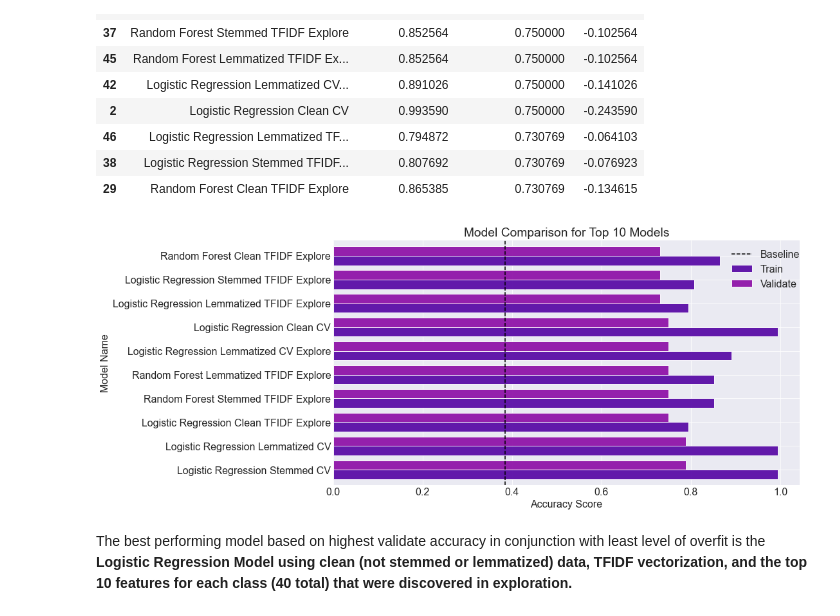
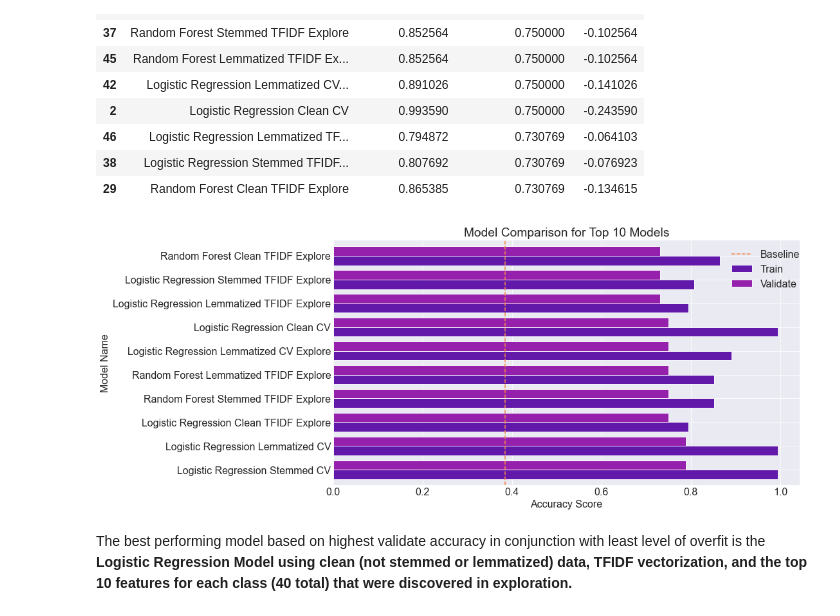
Before and after one commit to team-nlp-project/team-nlp-project, a Jupyter notebook: predicting_repository_language_final.ipynb, the cells around one changed output. Drawn from its saved outputs; the diff is of its cells as text; code cells hidden in the pictures.

```diff
--- a/predicting_repository_language_final.ipynb
+++ b/predicting_repository_language_final.ipynb
@@ -622,13 +683,13 @@ top_10
 # %%
 # make a plot out of this
 top_10.set_index('Model Name')[['Train Accuracy', 'Validate Accuracy']].plot.barh(alpha = .9, width = 0.8, ec = 'white')
-plt.axvline(x = baseline_accuracy, c = 'black', linestyle = '--', label = 'Baseline')
+plt.axvline(x = baseline_accuracy, c = '#f48849', linestyle = '--', label = 'Baseline')
 plt.legend(['Baseline','Train', 'Validate','Test'], bbox_to_anchor = (1.02,1))
 plt.ylabel('Model Name')
 plt.xlabel('Accuracy Score')
 plt.title('Model Comparison for Top 10 Models');
 # %% [output]
-[figure, old version]
+[figure, new version]
 # %% [markdown]
 The best performing model based on highest validate accuracy in conjunction with least level of overfit is the **Logistic Regression Model using clean (not stemmed or lemmatized) data, TFIDF vectorization, and the top 10 features for each class (40 total) that were discovered in exploration.**
 # %% [markdown]
```
Also changed, not shown: parts of 33 cells of this notebook.
